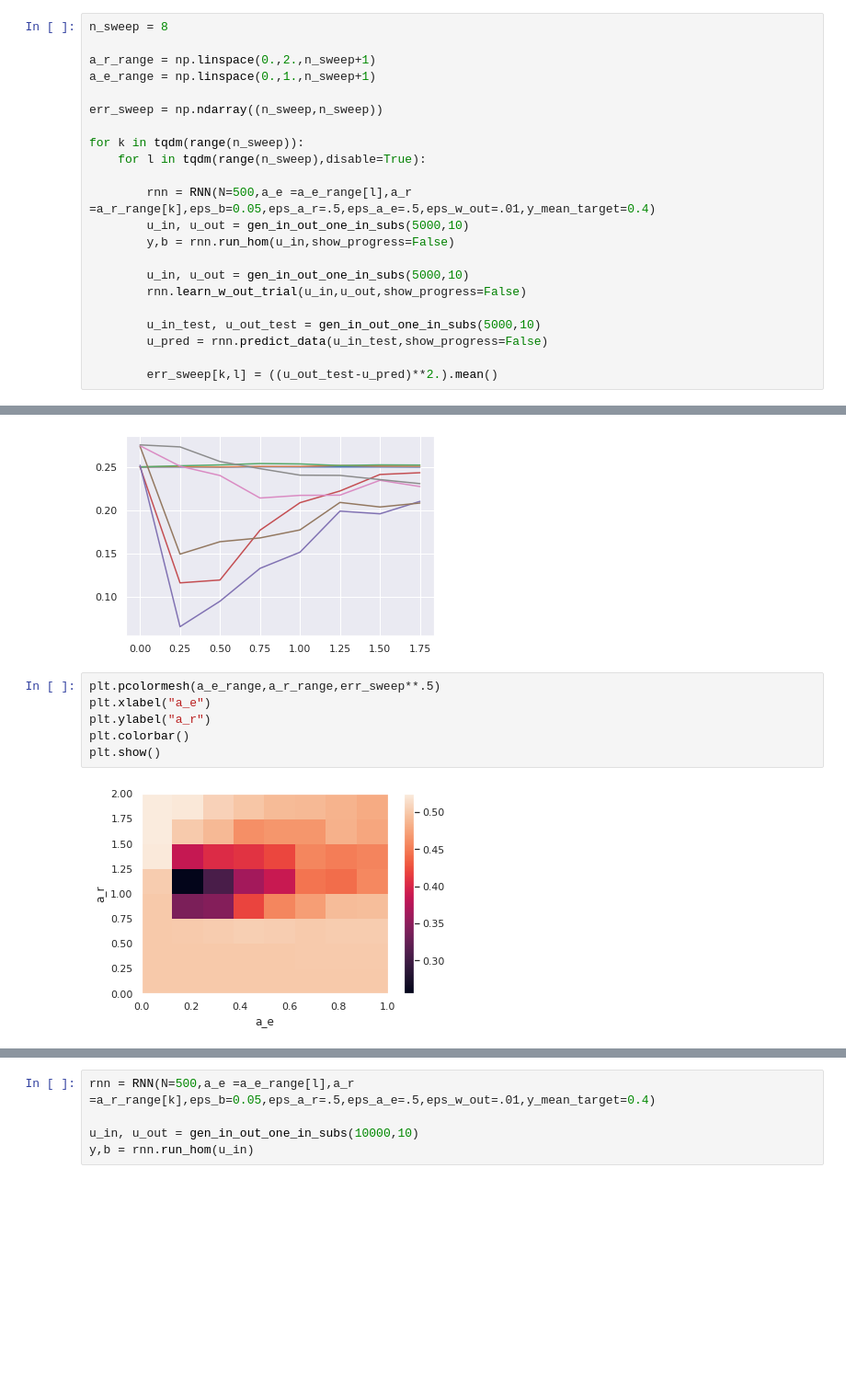
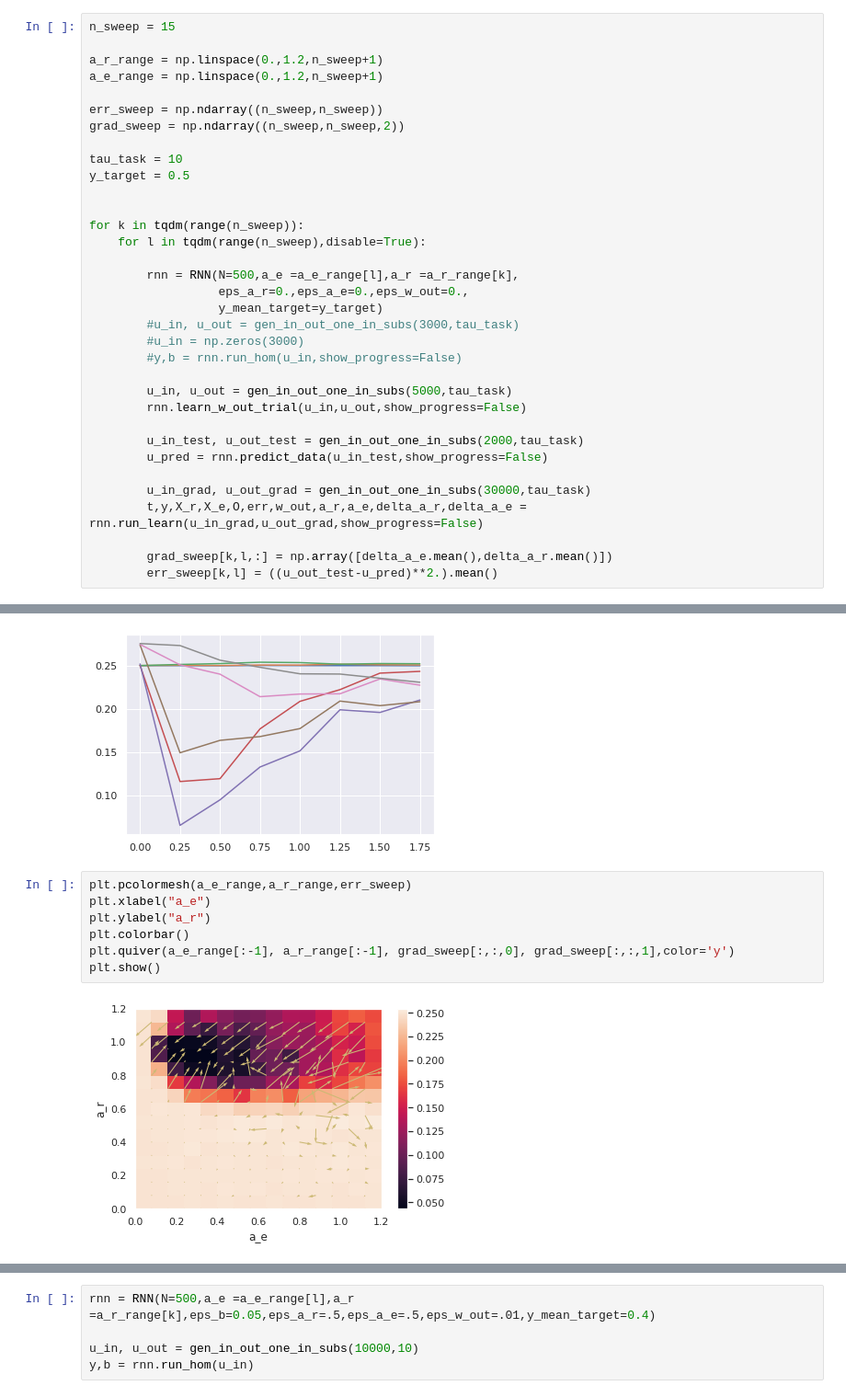
Before and after one commit to FabianSchubert/DrivenRandNetworkCriticality, a Jupyter notebook: code/Gradient_Based_Adaptation/rnn_positive_act.ipynb, the cells around one changed output, grey strips where cells are left out. Shown at 92% size. Cells and saved outputs as stored; diff of their text form; blank space fills up the shorter version.

```diff
--- a/code/Gradient_Based_Adaptation/rnn_positive_act.ipynb
+++ b/code/Gradient_Based_Adaptation/rnn_positive_act.ipynb
@@ -253,26 +274,38 @@ class RNN():
         else:
             return out
 # %%
-n_sweep = 8
+n_sweep = 15
 
-a_r_range = np.linspace(0.,2.,n_sweep+1)
-a_e_range = np.linspace(0.,1.,n_sweep+1)
+a_r_range = np.linspace(0.,1.2,n_sweep+1)
+a_e_range = np.linspace(0.,1.2,n_sweep+1)
 
 err_sweep = np.ndarray((n_sweep,n_sweep))
+grad_sweep = np.ndarray((n_sweep,n_sweep,2))
+
+tau_task = 10
+y_target = 0.5
+
 
 for k in tqdm(range(n_sweep)):
     for l in tqdm(range(n_sweep),disable=True):
 
-        rnn = RNN(N=500,a_e =a_e_range[l],a_r =a_r_range[k],eps_b=0.05,eps_a_r=.5,eps_a_e=.5,eps_w_out=.01,y_mean_target=0.4)
-        u_in, u_out = gen_in_out_one_in_subs(5000,10)
-        y,b = rnn.run_hom(u_in,show_progress=False)
+        rnn = RNN(N=500,a_e =a_e_range[l],a_r =a_r_range[k],
+                  eps_a_r=0.,eps_a_e=0.,eps_w_out=0.,
+                  y_mean_target=y_target)
+        #u_in, u_out = gen_in_out_one_in_subs(3000,tau_task)
+        #u_in = np.zeros(3000)
+        #y,b = rnn.run_hom(u_in,show_progress=False)
 
-        u_in, u_out = gen_in_out_one_in_subs(5000,10)
+        u_in, u_out = gen_in_out_one_in_subs(5000,tau_task)
         rnn.learn_w_out_trial(u_in,u_out,show_progress=False)
 
-        u_in_test, u_out_test = gen_in_out_one_in_subs(5000,10)
+        u_in_test, u_out_test = gen_in_out_one_in_subs(2000,tau_task)
         u_pred = rnn.predict_data(u_in_test,show_progress=False)
 
+        u_in_grad, u_out_grad = gen_in_out_one_in_subs(30000,tau_task)
+        t,y,X_r,X_e,O,err,w_out,a_r,a_e,delta_a_r,delta_a_e = rnn.run_learn(u_in_grad,u_out_grad,show_progress=False)
+
+        grad_sweep[k,l,:] = np.array([delta_a_e.mean(),delta_a_r.mean()])
         err_sweep[k,l] = ((u_out_test-u_pred)**2.).mean()
 # %% [output]
 [interactive output not drawn]
@@ -282,10 +315,11 @@ plt.show()
 # %% [output]
 [figure]
 # %%
-plt.pcolormesh(a_e_range,a_r_range,err_sweep**.5)
+plt.pcolormesh(a_e_range,a_r_range,err_sweep)
 plt.xlabel("a_e")
 plt.ylabel("a_r")
 plt.colorbar()
+plt.quiver(a_e_range[:-1], a_r_range[:-1], grad_sweep[:,:,0], grad_sweep[:,:,1],color='y')
 plt.show()
 # %% [output]
-[figure, old version]
+[figure, new version]
```
Also changed, not shown: parts of 4 cells of this notebook, 3 other files.
